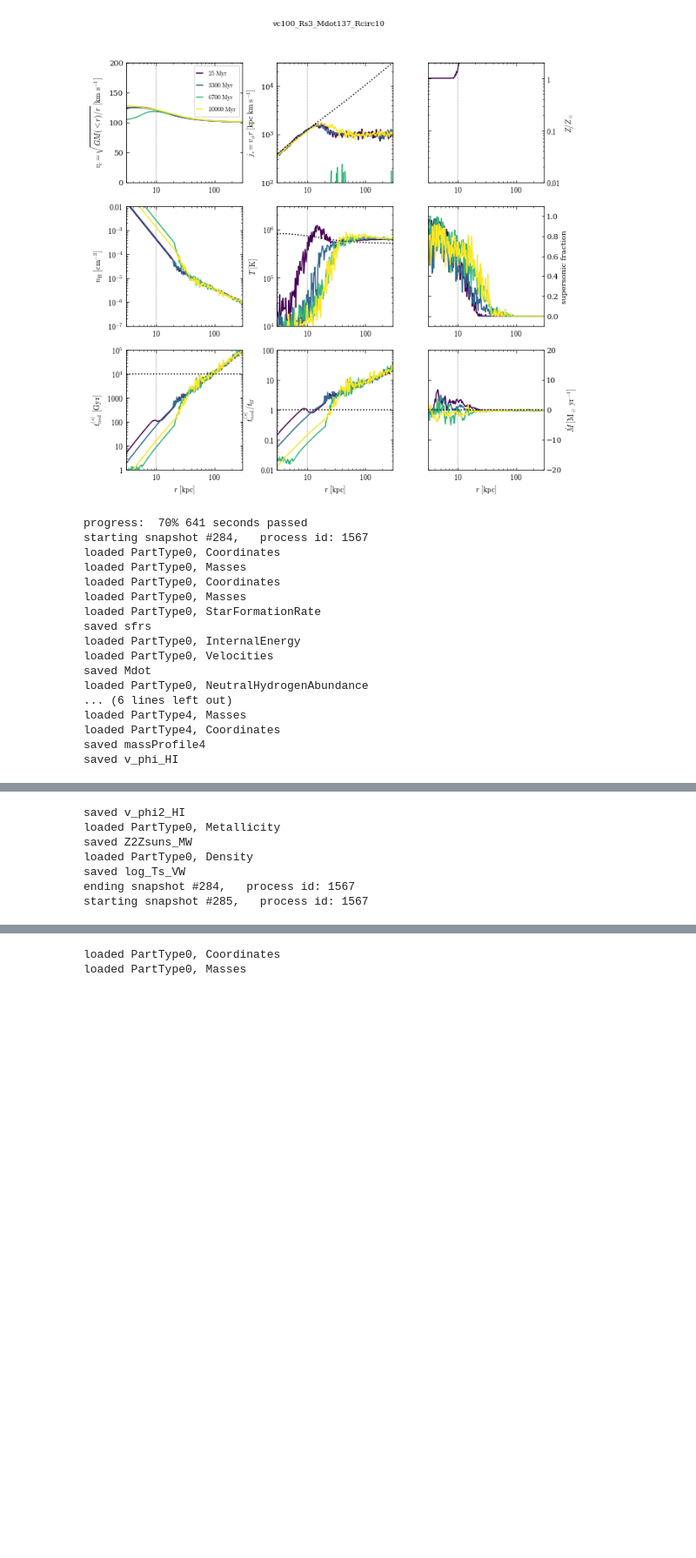
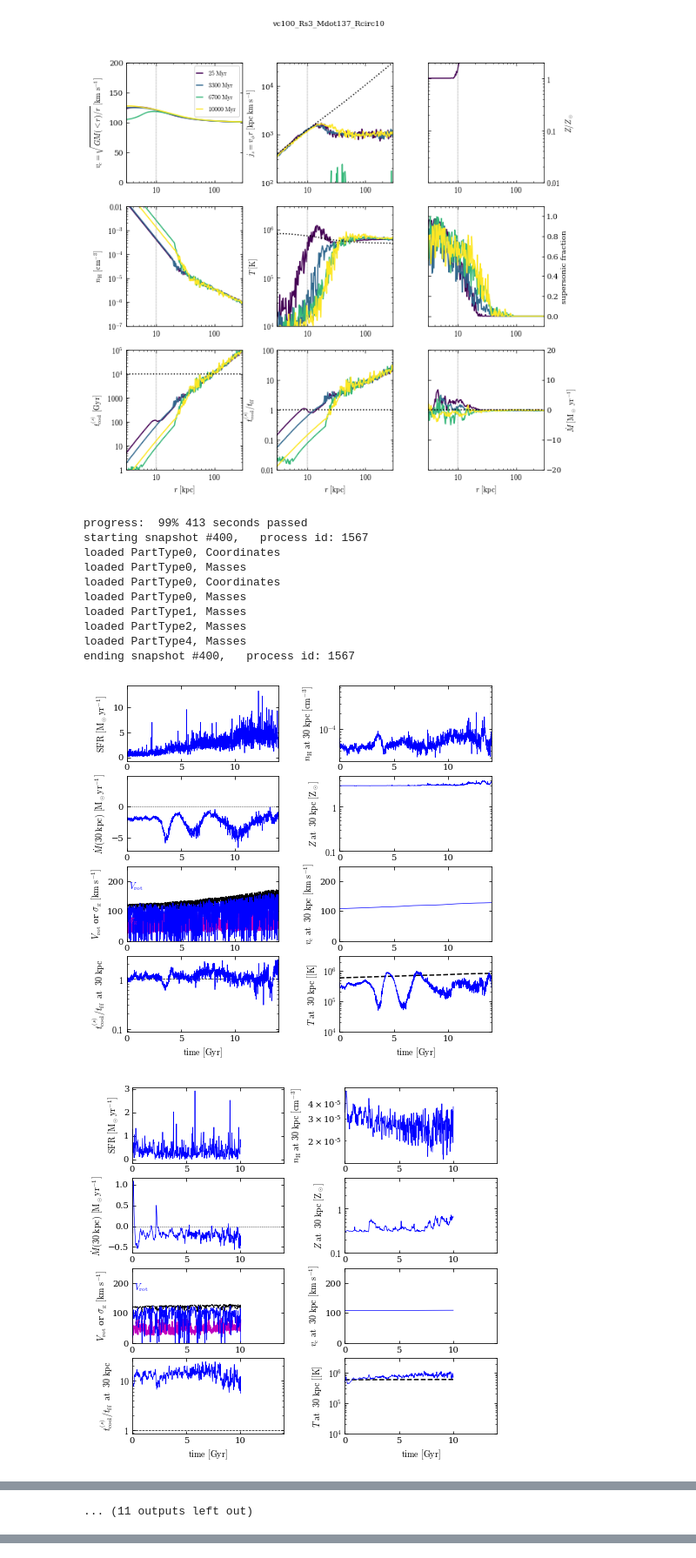
Before and after one commit to JonathanSternAstro/gizmo_analysis, a Jupyter notebook: ipynb/grid_analysis.ipynb, the cells around one changed output, grey strips where cells are left out. Shown at 87% size. Saved outputs shown, nothing was run; the diff lists cells and outputs as text; code cells hidden in the pictures; blank space fills up the shorter version.

```diff
--- a/ipynb/grid_analysis.ipynb
+++ b/ipynb/grid_analysis.ipynb
@@ -77,24 +77,19 @@ KeyboardInterrupt:
 [figure]
 # %%
 reload(l); reload(l.ff); reload(ff)
-for simname in simnames:
+for sim in sims:
     _ = sim.timeSeries(rMdot = 30*un.kpc,rVrot=5*un.kpc,multipleProcs=10,justLoad=False)
     sim.quantities_at_Rcirc()
 # %% [output]
-progress:  70% 641 seconds passed
-starting snapshot #284,   process id: 1567
+progress:  99% 413 seconds passed
+starting snapshot #400,   process id: 1567
 loaded PartType0, Coordinates
 loaded PartType0, Masses
 loaded PartType0, Coordinates
 loaded PartType0, Masses
-loaded PartType0, StarFormationRate
-saved sfrs
-loaded PartType0, InternalEnergy
-loaded PartType0, Velocities
-saved Mdot
-loaded PartType0, NeutralHydrogenAbundance
-... (6 lines left out)
+loaded PartType1, Masses
+loaded PartType2, Masses
 loaded PartType4, Masses
-loaded PartType4, Coordinates
-saved massProfile4
-saved v_phi_HI
+ending snapshot #400,   process id: 1567
+[figure, added]
+[figure, added]
@@ -101,7 +105 @@ saved v_phi_HI
-saved v_phi2_HI
-loaded PartType0, Metallicity
-saved Z2Zsuns_MW
-loaded PartType0, Density
-saved log_Ts_VW
-ending snapshot #284,   process id: 1567
-starting snapshot #285,   process id: 1567
+... (11 outputs left out)
@@ -109,2 +105,0 @@ WARNING: nan_treatment='interpolate', however, NaN values detected post convolut
-loaded PartType0, Coordinates
-loaded PartType0, Masses
```
Also changed, not shown: parts of 3 cells of this notebook, 3 other files.
